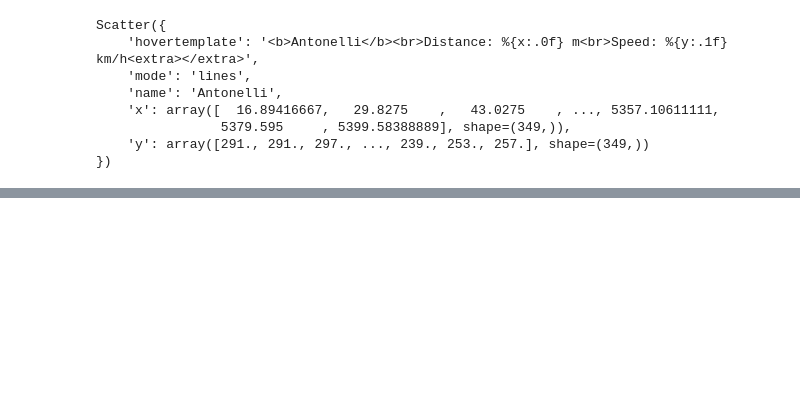
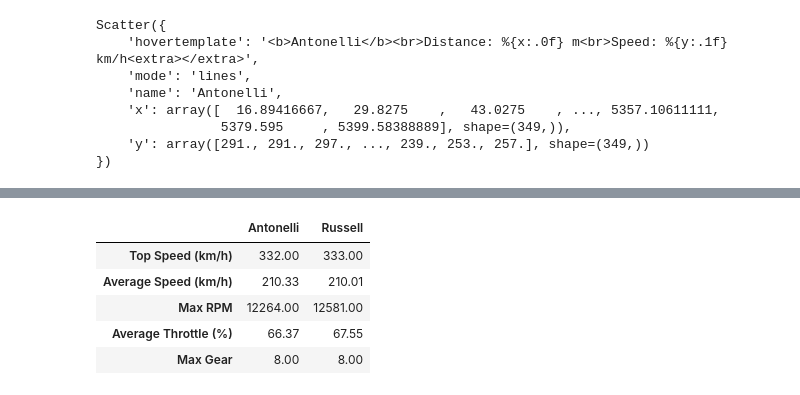
Before and after one commit to ishikajena1509/F1-Telemetry-Analysis, a Jupyter notebook: notebooks/03_plotly_dashboard.ipynb, the cells around one changed output, grey strips where cells are left out. Cells and saved outputs as stored; diff of their text form; code cells hidden in the pictures; blank space fills up the shorter version.

```diff
--- a/notebooks/03_plotly_dashboard.ipynb
+++ b/notebooks/03_plotly_dashboard.ipynb
@@ -303,0 +394,11 @@ fig.write_html("../dashboard/china_gp_dashboard.html")
+# %%
+summary_df = summary_df.round(2)
+
+summary_df
+# %% [output]
+|  | Antonelli | Russell |
+| Top Speed (km/h) | 332.00 | 333.00 |
+| Average Speed (km/h) | 210.33 | 210.01 |
+| Max RPM | 12264.00 | 12581.00 |
+| Average Throttle (%) | 66.37 | 67.55 |
+| Max Gear | 8.00 | 8.00 |
```
Also changed, not shown: parts of 10 cells of this notebook, 4 other files.
